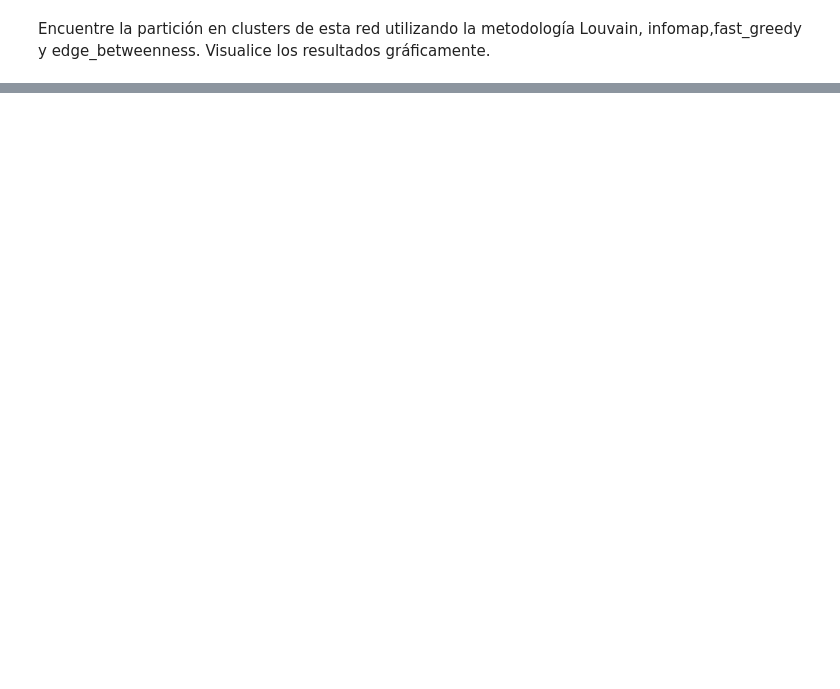
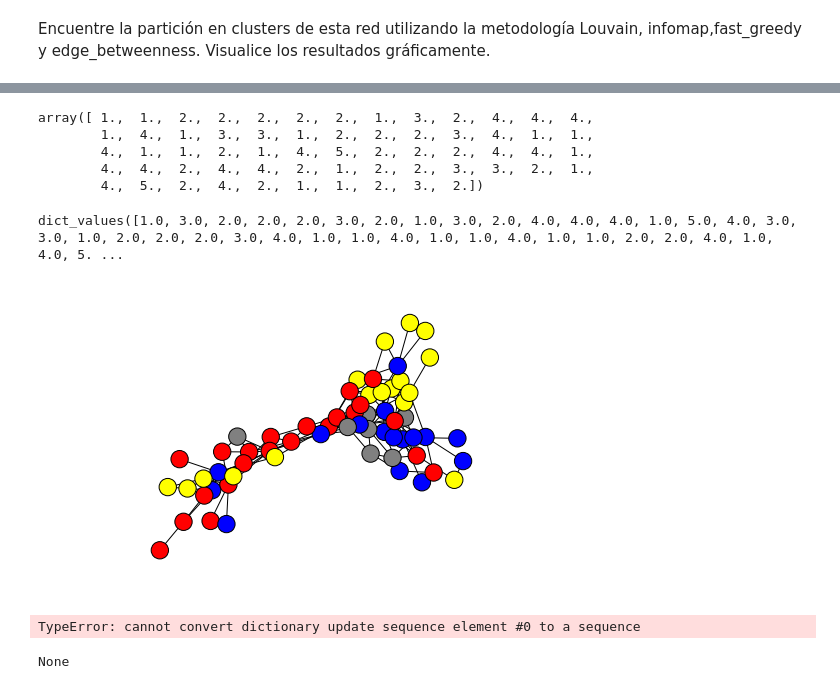
Before and after one commit to yuditsabet/TP3, a Jupyter notebook: tc03/TP3.ipynb, the cells around one changed output, grey strips where cells are left out. Saved outputs shown, nothing was run; the diff lists cells and outputs as text; code cells hidden in the pictures; blank space fills up the shorter version.

Commit message:
comunidades

```diff
--- a/tc03/TP3.ipynb
+++ b/tc03/TP3.ipynb
@@ -90,0 +88,37 @@ DeprecationWarning: To avoid name collision with the igraph project, this visual
+# %%
+labels_fastgreedy = community(delfines,"fast_greedy")
+labels_bet = community(delfines,"edge_betweenness")
+labels_louvian = community(delfines,"louvain")
+labels_infomap = community(delfines,"infomap")
+# %%
+labels_fastgreedy
+# %% [output]
+array([ 1.,  1.,  2.,  2.,  2.,  2.,  2.,  1.,  3.,  2.,  4.,  4.,  4.,
+        1.,  4.,  1.,  3.,  3.,  1.,  2.,  2.,  2.,  3.,  4.,  1.,  1.,
+        4.,  1.,  1.,  2.,  1.,  4.,  5.,  2.,  2.,  2.,  4.,  4.,  1.,
+        4.,  4.,  2.,  4.,  4.,  2.,  1.,  2.,  2.,  3.,  3.,  2.,  1.,
+        4.,  5.,  2.,  4.,  2.,  1.,  1.,  2.,  3.,  2.])
+# %%
+comunidades = dict()
+
+for d,i in zip(delfines,labels_fastgreedy):
+    comunidades[d]=i
+
+nx.set_node_attributes(delfines, comunidades, 'labels_fastgreedy')
+nx.draw(delfines,node_color=["blue" if g==1.0 else "red" if g==2.0 else "grey" if g==3.0 else "yellow" for g in nx.get_node_attributes(delfines,"labels_fastgreedy").values()],)
+print (nx.get_node_attributes(delfines, "labels_fastgreedy").values())
+# %% [output]
+dict_values([1.0, 3.0, 2.0, 2.0, 2.0, 3.0, 2.0, 1.0, 3.0, 2.0, 4.0, 4.0, 4.0, 1.0, 5.0, 4.0, 3.0, 3.0, 1.0, 2.0, 2.0, 2.0, 3.0, 4.0, 1.0, 1.0, 4.0, 1.0, 1.0, 4.0, 1.0, 1.0, 2.0, 2.0, 4.0, 1.0, 4.0, 5. ...
+[figure, added]
+# %%
+nx.set_node_attributes(delfines, 'labels_fastgreedy', )
+
+·delfines.node[1]['labels_fastgreedy']
+# %% [output]
+TypeError: cannot convert dictionary update sequence element #0 to a sequence
+# %%
+bb = nx.betweenness_centrality(delfines)
+bb
+print (nx.set_node_attributes(delfines,bb, 'labels_fastgreedy'))
+# %% [output]
+None
```
Also changed, not shown: parts of 7 cells of this notebook.
